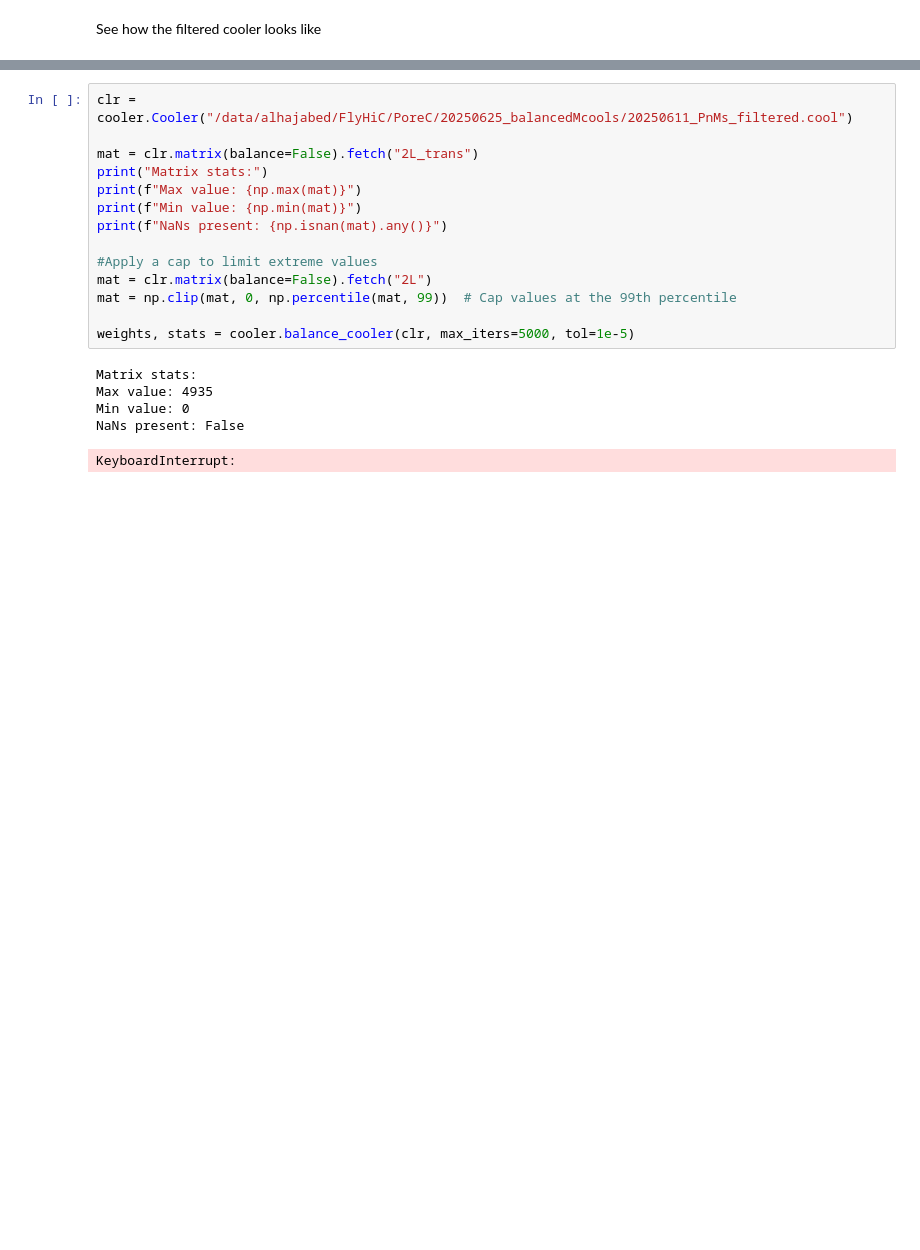
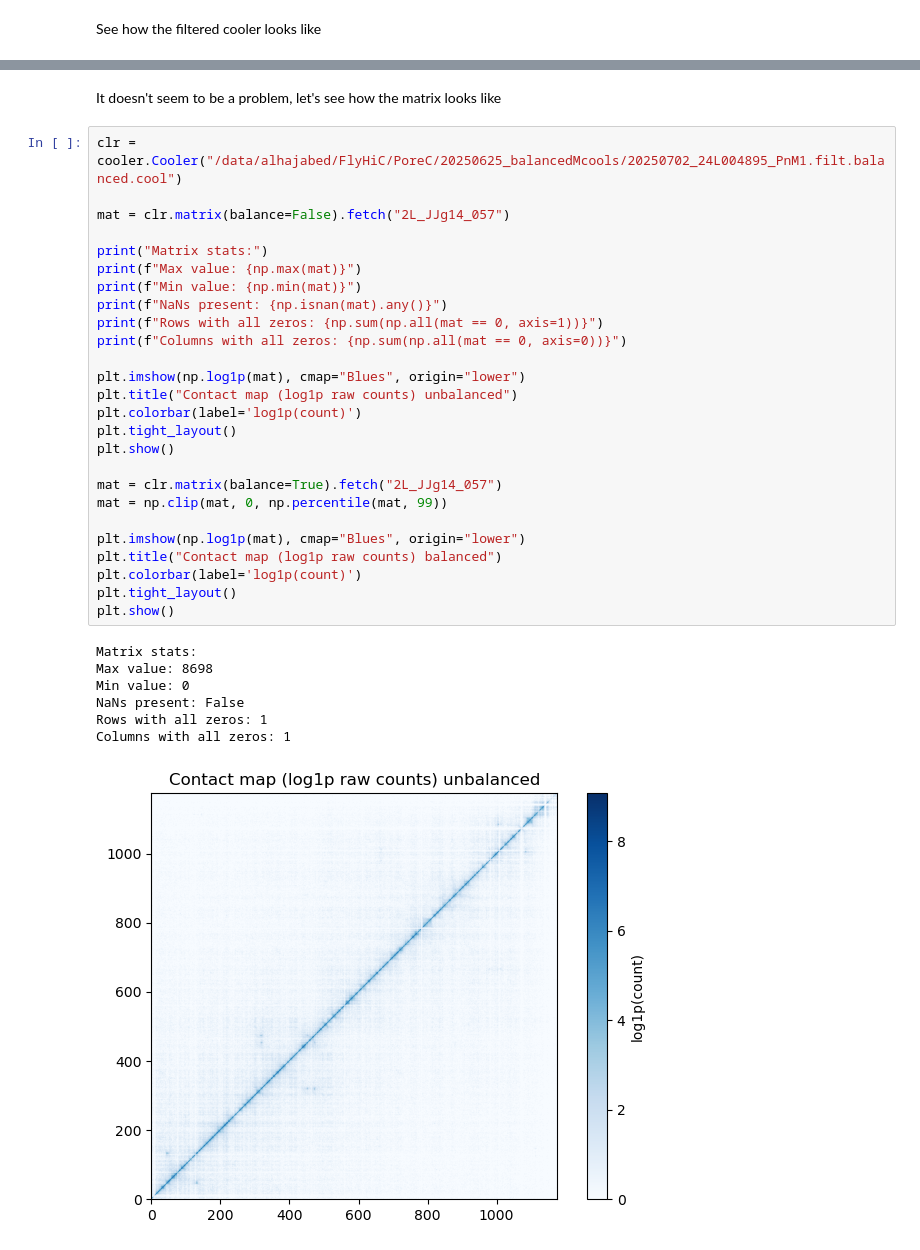
Before and after one commit to gerikson/20250625_PoreC_Jumana, a Jupyter notebook: 20250625_pairs_filtering.ipynb, the cells around one changed output, grey strips where cells are left out. Cells and saved outputs as stored; diff of their text form; blank space fills up the shorter version.

```diff
--- a/20250625_pairs_filtering.ipynb
+++ b/20250625_pairs_filtering.ipynb
@@ -642,20 +387,36 @@ Identifying why we can't balance the matrix
+# %% [markdown]
+It doesn't seem to be a problem, let's see how the matrix looks like
 # %%
-clr = cooler.Cooler("/data/alhajabed/FlyHiC/PoreC/20250625_balancedMcools/20250611_PnMs_filtered.cool")
+clr = cooler.Cooler("/data/alhajabed/FlyHiC/PoreC/20250625_balancedMcools/20250702_24L004895_PnM1.filt.balanced.cool")
 
-mat = clr.matrix(balance=False).fetch("2L_trans")
+mat = clr.matrix(balance=False).fetch("2L_JJg14_057")
+
 print("Matrix stats:")
 print(f"Max value: {np.max(mat)}")
 print(f"Min value: {np.min(mat)}")
 print(f"NaNs present: {np.isnan(mat).any()}")
+print(f"Rows with all zeros: {np.sum(np.all(mat == 0, axis=1))}")
+print(f"Columns with all zeros: {np.sum(np.all(mat == 0, axis=0))}")
 
-#Apply a cap to limit extreme values
-mat = clr.matrix(balance=False).fetch("2L")
-mat = np.clip(mat, 0, np.percentile(mat, 99))  # Cap values at the 99th percentile
+plt.imshow(np.log1p(mat), cmap="Blues", origin="lower")
+plt.title("Contact map (log1p raw counts) unbalanced")
+plt.colorbar(label='log1p(count)')
+plt.tight_layout()
+plt.show()
 
-weights, stats = cooler.balance_cooler(clr, max_iters=5000, tol=1e-5)
+mat = clr.matrix(balance=True).fetch("2L_JJg14_057")
+mat = np.clip(mat, 0, np.percentile(mat, 99))
+
+plt.imshow(np.log1p(mat), cmap="Blues", origin="lower")
+plt.title("Contact map (log1p raw counts) balanced")
+plt.colorbar(label='log1p(count)')
+plt.tight_layout()
+plt.show()
 # %% [output]
 Matrix stats:
-Max value: 4935
+Max value: 8698
 Min value: 0
 NaNs present: False
+Rows with all zeros: 1
+Columns with all zeros: 1
-KeyboardInterrupt:
+[figure, added]
```
Also changed, not shown: parts of 32 cells of this notebook.
